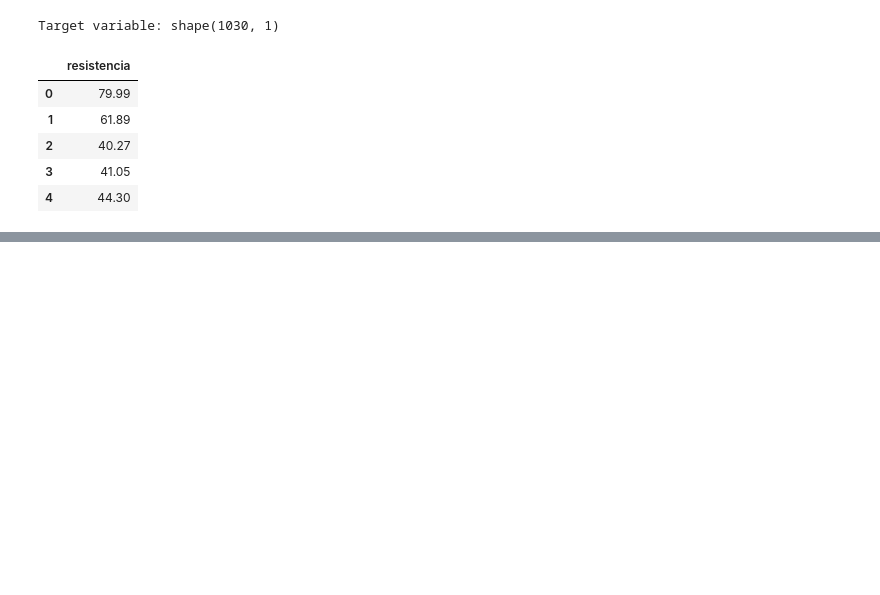
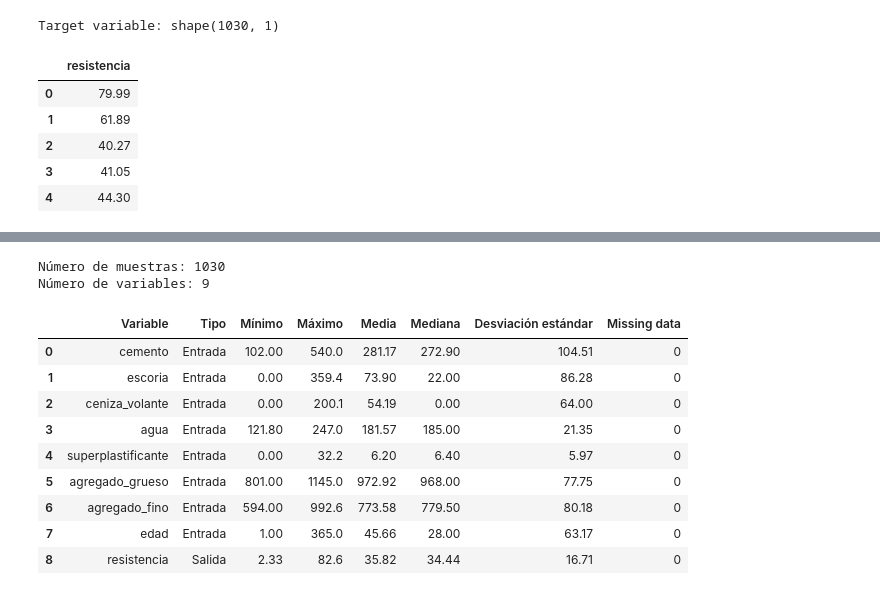
Before and after one commit to igendriz/de-datos-a-decision-inteligente-ml-ia, a Jupyter notebook: notebooks/ML4Civil&System.ipynb, the cells around one changed output, grey strips where cells are left out. Cells and saved outputs as stored; diff of their text form; code cells hidden in the pictures; blank space fills up the shorter version.

```diff
--- a/notebooks/ML4Civil&System.ipynb
+++ b/notebooks/ML4Civil&System.ipynb
@@ -281,0 +319,62 @@ Target variable: shape(1030, 1)
+# %%
+# Crear un DataFrame que integre las variables de entrada (X) y la variable de salida (y)
+
+# Se crea una copia para evitar modificar los DataFrames originales
+df = X.copy()
+
+# Se añade la variable objetivo al DataFrame principal
+# y puede venir como DataFrame con una única columna
+target_name = y.columns[0]
+df[target_name] = y[target_name]
+
+# Verificación inicial
+print(f"Número de muestras: {df.shape[0]}")
+print(f"Número de variables: {df.shape[1]}")
+
+df.head()
+
+# Crear la tabla de resumen estadístico
+
+# Se calculan estadísticas descriptivas básicas para todas las variables
+summary_df = pd.DataFrame({
+    "Variable": df.columns,
+    "Mínimo": df.min().values,
+    "Máximo": df.max().values,
+    "Media": df.mean().values,
+    "Mediana": df.median().values,
+    "Desviación estándar": df.std().values,
+    "Missing data": df.isna().sum().values
+})
+
+# Se añade una columna para identificar variables de entrada y salida
+summary_df["Tipo"] = ["Entrada"] * X.shape[1] + ["Salida"]
+
+# Reordenar columnas
+summary_df = summary_df[
+    [
+        "Variable",
+        "Tipo",
+        "Mínimo",
+        "Máximo",
+        "Media",
+        "Mediana",
+        "Desviación estándar",
+        "Missing data"
+    ]
+]
+
+# Mostrar tabla resumen (2 casas decimales)
+summary_df.round(2)
+# %% [output]
+Número de muestras: 1030
+Número de variables: 9
+|  | Variable | Tipo | Mínimo | Máximo | Media | Mediana | Desviación estándar | Missing data |
+| 0 | cemento | Entrada | 102.00 | 540.0 | 281.17 | 272.90 | 104.51 | 0 |
+| 1 | escoria | Entrada | 0.00 | 359.4 | 73.90 | 22.00 | 86.28 | 0 |
+| 2 | ceniza_volante | Entrada | 0.00 | 200.1 | 54.19 | 0.00 | 64.00 | 0 |
+| 3 | agua | Entrada | 121.80 | 247.0 | 181.57 | 185.00 | 21.35 | 0 |
+| 4 | superplastificante | Entrada | 0.00 | 32.2 | 6.20 | 6.40 | 5.97 | 0 |
+| 5 | agregado_grueso | Entrada | 801.00 | 1145.0 | 972.92 | 968.00 | 77.75 | 0 |
+| 6 | agregado_fino | Entrada | 594.00 | 992.6 | 773.58 | 779.50 | 80.18 | 0 |
+| 7 | edad | Entrada | 1.00 | 365.0 | 45.66 | 28.00 | 63.17 | 0 |
+| 8 | resistencia | Salida | 2.33 | 82.6 | 35.82 | 34.44 | 16.71 | 0 |
```
Also changed, not shown: parts of 23 cells of this notebook.
